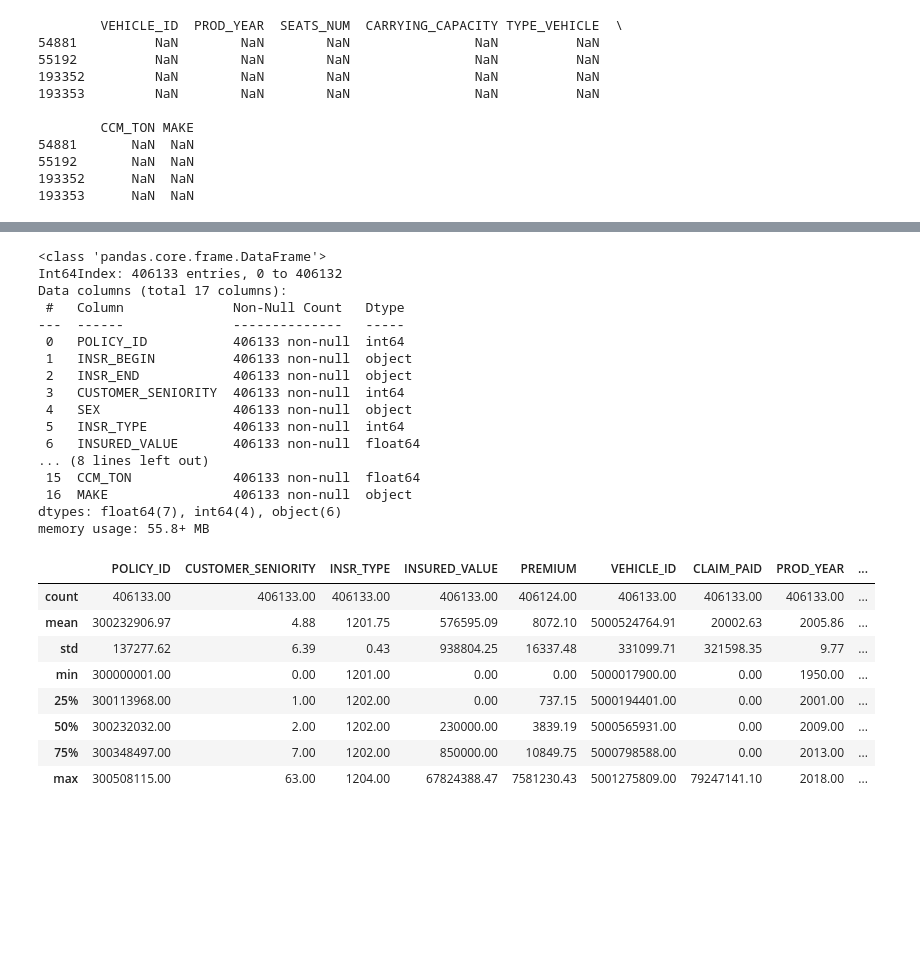
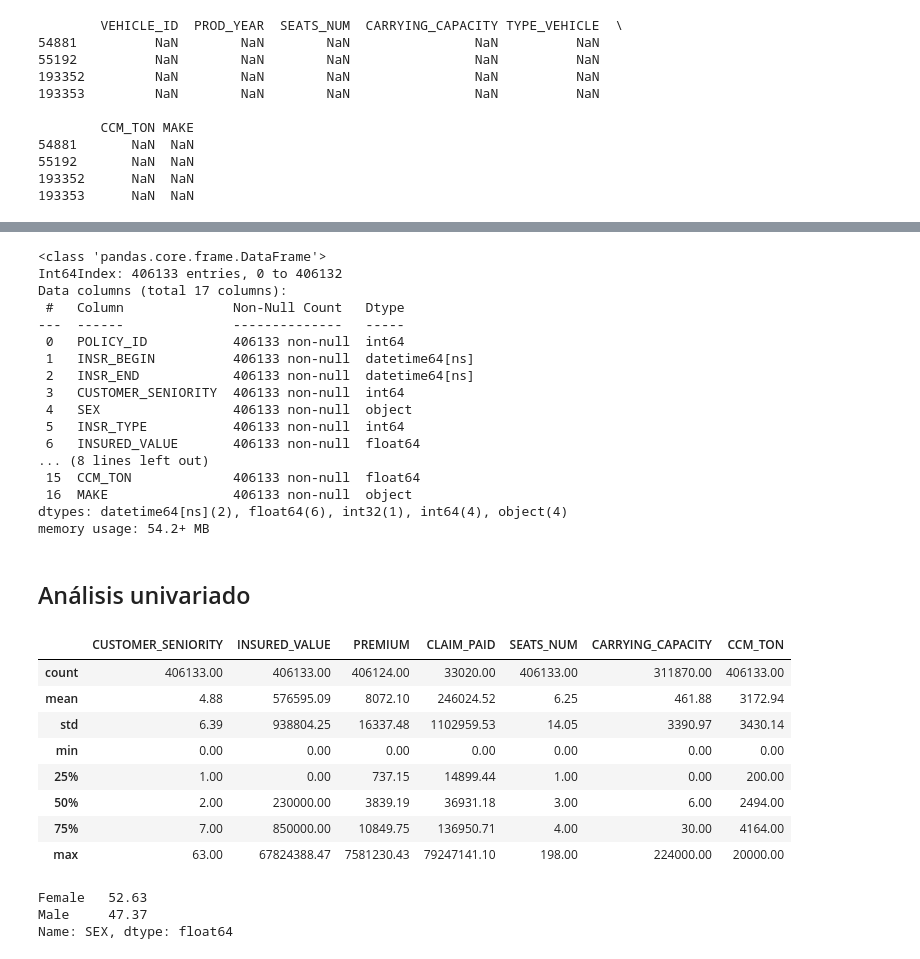
Before and after one commit to ximmme/InsuranceChallenge, a Jupyter notebook: EDA.ipynb, the cells around one changed output, grey strips where cells are left out. Cells and saved outputs as stored; diff of their text form; code cells hidden in the pictures; blank space fills up the shorter version.

```diff
--- a/EDA.ipynb
+++ b/EDA.ipynb
@@ -260,5 +261,6 @@ print(df_with_na)
 #Se borra registro con MAKE vacio
 vehicle_df = vehicle_df.dropna(subset=['MAKE'])
 # %%
-insurance_df['CLAIM_PAID'].fillna(0, inplace=True)
+#Se reemplazan los NaN values por 0 para la variable de Claim Paid
+#insurance_df['CLAIM_PAID'].fillna(0, inplace=True)
 # %%
@@ -265 +268,8 @@ insurance_df['CLAIM_PAID'].fillna(0, inplace=True)
 insurance_df['CLAIM_PAID'] = pd.to_numeric(insurance_df['CLAIM_PAID'], errors='coerce')
+# %%
+#Se asigna data type de int a la variable de Año de Producción
+vehicle_df['PROD_YEAR'] = vehicle_df['PROD_YEAR'].round().astype(int)
+# %%
+#Se modifica data type de fecha de inicio y fin de poliza a date
+insurance_df['INSR_BEGIN'] = pd.to_datetime(insurance_df['INSR_BEGIN'], errors='coerce')
+insurance_df['INSR_END'] = pd.to_datetime(insurance_df['INSR_END'], errors='coerce')
@@ -311,8 +345,8 @@ Data columns (total 17 columns):
  #   Column              Non-Null Count   Dtype
 ---  ------              --------------   -----
  0   POLICY_ID           406133 non-null  int64
- 1   INSR_BEGIN          406133 non-null  object
- 2   INSR_END            406133 non-null  object
+ 1   INSR_BEGIN          406133 non-null  datetime64[ns]
+ 2   INSR_END            406133 non-null  datetime64[ns]
  3   CUSTOMER_SENIORITY  406133 non-null  int64
  4   SEX                 406133 non-null  object
  5   INSR_TYPE           406133 non-null  int64
@@ -320,5 +354,5 @@ Data columns (total 17 columns):
 ... (8 lines left out)
  15  CCM_TON             406133 non-null  float64
  16  MAKE                406133 non-null  object
-dtypes: float64(7), int64(4), object(6)
-memory usage: 55.8+ MB
+dtypes: datetime64[ns](2), float64(6), int32(1), int64(4), object(4)
+memory usage: 54.2+ MB
@@ -327,12 +359,15 @@ pd.set_option('display.float_format', lambda x: '{:.2f}'.format(x))
+# %% [markdown]
+## Análisis univariado
 # %%
-merged_df.describe()
+num_only= merged_df[["CUSTOMER_SENIORITY","INSURED_VALUE","PREMIUM","CLAIM_PAID","SEATS_NUM","CARRYING_CAPACITY","CCM_TON"]]
+num_only.describe()
 # %% [output]
-|  | POLICY_ID | CUSTOMER_SENIORITY | INSR_TYPE | INSURED_VALUE | PREMIUM | VEHICLE_ID | CLAIM_PAID | PROD_YEAR | ... |
-| count | 406133.00 | 406133.00 | 406133.00 | 406133.00 | 406124.00 | 406133.00 | 406133.00 | 406133.00 | ... |
-| mean | 300232906.97 | 4.88 | 1201.75 | 576595.09 | 8072.10 | 5000524764.91 | 20002.63 | 2005.86 | ... |
-| std | 137277.62 | 6.39 | 0.43 | 938804.25 | 16337.48 | 331099.71 | 321598.35 | 9.77 | ... |
-| min | 300000001.00 | 0.00 | 1201.00 | 0.00 | 0.00 | 5000017900.00 | 0.00 | 1950.00 | ... |
-| 25% | 300113968.00 | 1.00 | 1202.00 | 0.00 | 737.15 | 5000194401.00 | 0.00 | 2001.00 | ... |
-| 50% | 300232032.00 | 2.00 | 1202.00 | 230000.00 | 3839.19 | 5000565931.00 | 0.00 | 2009.00 | ... |
-| 75% | 300348497.00 | 7.00 | 1202.00 | 850000.00 | 10849.75 | 5000798588.00 | 0.00 | 2013.00 | ... |
-| max | 300508115.00 | 63.00 | 1204.00 | 67824388.47 | 7581230.43 | 5001275809.00 | 79247141.10 | 2018.00 | ... |
+|  | CUSTOMER_SENIORITY | INSURED_VALUE | PREMIUM | CLAIM_PAID | SEATS_NUM | CARRYING_CAPACITY | CCM_TON |
+| count | 406133.00 | 406133.00 | 406124.00 | 33020.00 | 406133.00 | 311870.00 | 406133.00 |
+| mean | 4.88 | 576595.09 | 8072.10 | 246024.52 | 6.25 | 461.88 | 3172.94 |
+| std | 6.39 | 938804.25 | 16337.48 | 1102959.53 | 14.05 | 3390.97 | 3430.14 |
+| min | 0.00 | 0.00 | 0.00 | 0.00 | 0.00 | 0.00 | 0.00 |
+| 25% | 1.00 | 0.00 | 737.15 | 14899.44 | 1.00 | 0.00 | 200.00 |
+| 50% | 2.00 | 230000.00 | 3839.19 | 36931.18 | 3.00 | 6.00 | 2494.00 |
+| 75% | 7.00 | 850000.00 | 10849.75 | 136950.71 | 4.00 | 30.00 | 4164.00 |
+| max | 63.00 | 67824388.47 | 7581230.43 | 79247141.10 | 198.00 | 224000.00 | 20000.00 |
@@ -338,0 +378,6 @@ merged_df.describe()
+# %%
+merged_df['SEX'].value_counts()/ len(merged_df)*100
+# %% [output]
+Female   52.63
+Male     47.37
+Name: SEX, dtype: float64
```
Also changed, not shown: parts of 52 cells of this notebook, 1 other file.
